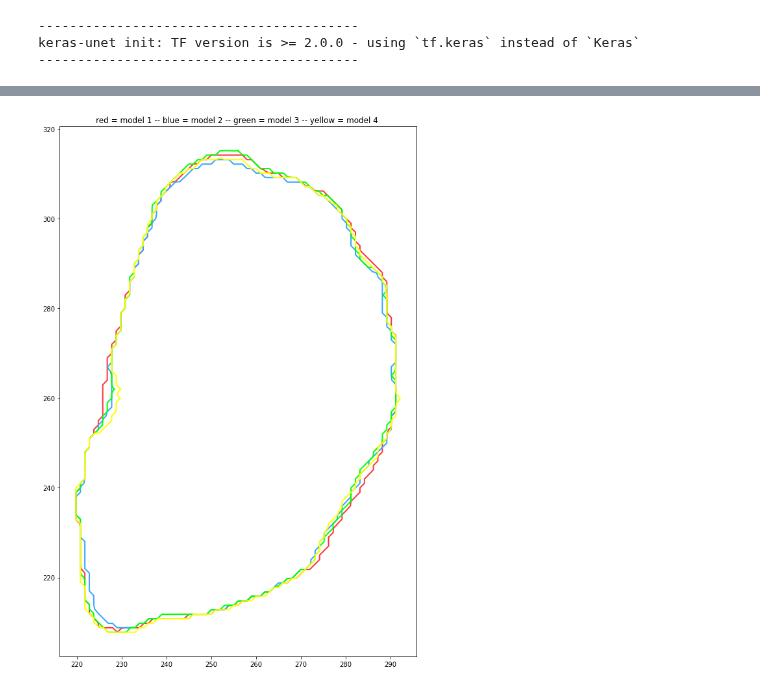
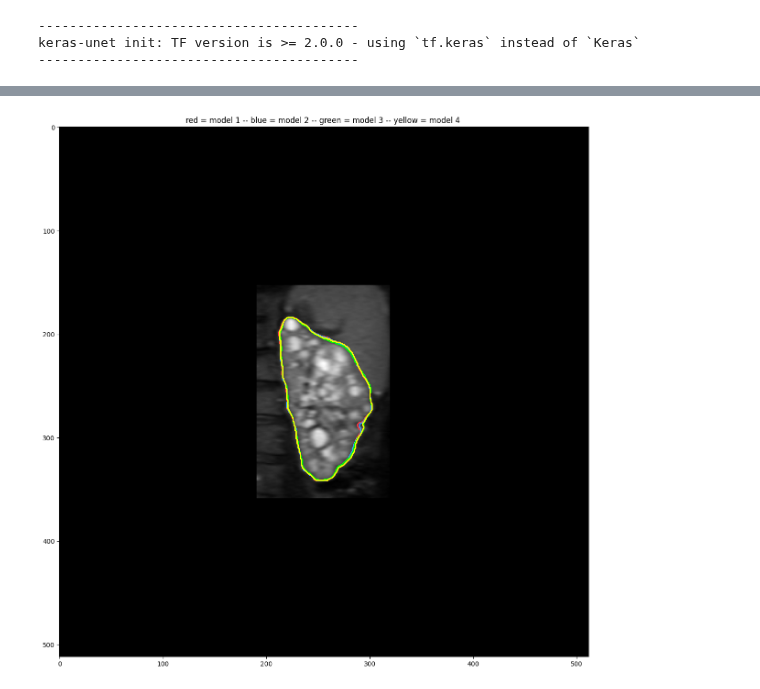
Before and after one commit to EmmaSchmidt2021/Kidney-Segmentation-Jupyter, a Jupyter notebook: Img Overlay.ipynb, the cells around one changed output, grey strips where cells are left out. Saved outputs shown, nothing was run; the diff lists cells and outputs as text; code cells hidden in the pictures.

```diff
--- a/Img Overlay.ipynb
+++ b/Img Overlay.ipynb
@@ -72,36 +72,37 @@ for i in range(len(unique_ids)):
         if any(phrase in images[x] for phrase in patient):
             prediction_gather.append(images[x])
 # %%
-patient_num = 0
-model_1 = np.load(prediction_gather[(patient_num)*5])
-model_2 = np.load(prediction_gather[(patient_num)*5+1])
-model_3 = np.load(prediction_gather[(patient_num)*5+2])
-model_4 = np.load(prediction_gather[(patient_num)*5+3])
-inst = np.load(prediction_gather[(patient_num)*5+4])
-name = str(unique_id[patient_num]+'AllModel.png')
-img_path = r"F:\Kidney Unet\tensors\Emory\\"
+patient_num = 1
+model_1 = np.load(r"D:\Kidney Unet\tensors\Emory\EM_200922_3_144_R_UNET_KU_EM_UB_Prediction.npy")
+model_2 = np.load(r"D:\Kidney Unet\tensors\Emory\EM_200922_3_144_R_UNET_MA_EM_UB_Prediction.npy")
+model_3 = np.load(r"D:\Kidney Unet\tensors\Emory\EM_200922_3_144_R_UNET_MA_KU_EM_Prediction.npy")
+model_4 = np.load(r"D:\Kidney Unet\tensors\Emory\EM_200922_3_144_R_UNET_MA_KU_UB_Prediction.npy")
+#inst = np.load(r"D:\Kidney Unet\tensors\Emory\EM_200922_2_144_L_UNET_MA_KU_UB_Prediction.npy"])
+name = str('EM_200922_3_144_R_'+'AllModel.png')
+img_path = r"D:\Kidney Unet\tensors\Emory\\"
+original = np.load(r"D:\Kidney Unet\Emory Small Batch data\EM_200922_3_144_R_60_M.npy")
 slice_num = 60
 # %%
 fig = plt.figure(figsize = (15,15))
 ax = fig.add_subplot()
-#ax.imshow( cmap=plt.cm.gray)
+ax.imshow(original, cmap=plt.cm.gray)
 
 contours = measure.find_contours(model_1[:,:,slice_num], 0.8)
 for j,contour in enumerate(contours):
     ax.plot(contour[:, 1], contour[:, 0],color='#FB3640', lw=2)
     contours = measure.find_contours(model_2[:,:,slice_num], 0.8)
     for contour in contours:
         ax.plot(contour[:, 1], contour[:, 0],color='#35A7FF', lw=2)
         contours = measure.find_contours(model_3[:,:,slice_num], 0.8)
     for contour in contours:
         ax.plot(contour[:, 1], contour[:, 0],color='#00FF00', lw=2)
         contours = measure.find_contours(model_4[:,:,slice_num], 0.8)
     for contour in contours:
         ax.plot(contour[:, 1], contour[:, 0],color='#FFFF00', lw=2)
-        contours = measure.find_contours(original[:,:,slice_num], 0.8)
+        #contours = measure.find_contours(original[:,:,slice_num], 0.8)
 
 ax.axis('image')
 ax.title.set_text('red = model 1 -- blue = model 2 -- green = model 3 -- yellow = model 4 ')
 fig.savefig(os.path.join(img_path,name))
 # %% [output]
-[figure, old version]
+[figure, new version]
```
Also changed, not shown: parts of 2 cells of this notebook.
